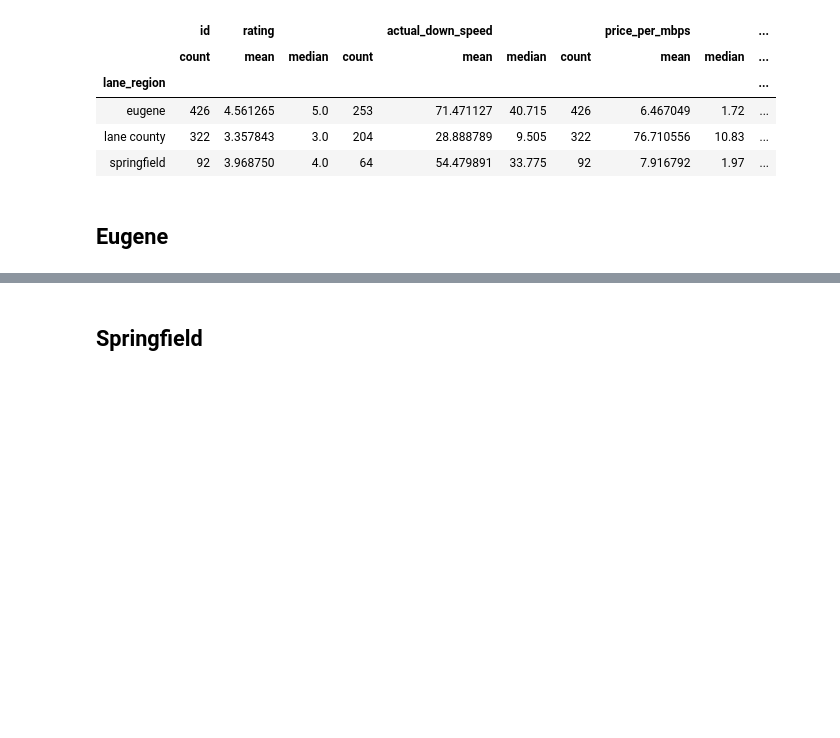
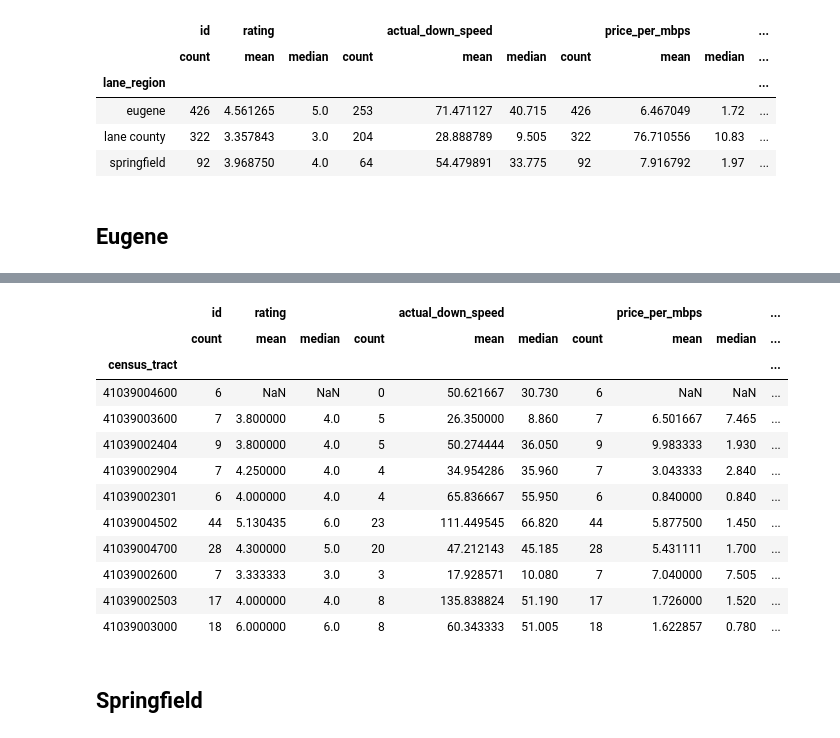
Before and after one commit to Hack4Eugene/SpeedUpAmerica, a Jupyter notebook: notebooks/Basic summary of Eugene Springfield and Lane County.ipynb, the cells around one changed output, grey strips where cells are left out. Saved outputs shown, nothing was run; the diff lists cells and outputs as text; code cells hidden in the pictures; blank space fills up the shorter version.

```diff
--- a/notebooks/Basic summary of Eugene Springfield and Lane County.ipynb
+++ b/notebooks/Basic summary of Eugene Springfield and Lane County.ipynb
@@ -200,3 +151,19 @@ downtown.groupby('provider').agg({
+# %%
+eugene.groupby('census_tract').agg(aggs).sample(10)
+# %% [output]
+|  | id | rating |  |  | actual_down_speed |  |  | price_per_mbps |  | ... |
+|  | count | mean | median | count | mean | median | count | mean | median | ... |
+| census_tract |  |  |  |  |  |  |  |  |  | ... |
+| 41039004600 | 6 | NaN | NaN | 0 | 50.621667 | 30.730 | 6 | NaN | NaN | ... |
+| 41039003600 | 7 | 3.800000 | 4.0 | 5 | 26.350000 | 8.860 | 7 | 6.501667 | 7.465 | ... |
+| 41039002404 | 9 | 3.800000 | 4.0 | 5 | 50.274444 | 36.050 | 9 | 9.983333 | 1.930 | ... |
+| 41039002904 | 7 | 4.250000 | 4.0 | 4 | 34.954286 | 35.960 | 7 | 3.043333 | 2.840 | ... |
+| 41039002301 | 6 | 4.000000 | 4.0 | 4 | 65.836667 | 55.950 | 6 | 0.840000 | 0.840 | ... |
+| 41039004502 | 44 | 5.130435 | 6.0 | 23 | 111.449545 | 66.820 | 44 | 5.877500 | 1.450 | ... |
+| 41039004700 | 28 | 4.300000 | 5.0 | 20 | 47.212143 | 45.185 | 28 | 5.431111 | 1.700 | ... |
+| 41039002600 | 7 | 3.333333 | 3.0 | 3 | 17.928571 | 10.080 | 7 | 7.040000 | 7.505 | ... |
+| 41039002503 | 17 | 4.000000 | 4.0 | 8 | 135.838824 | 51.190 | 17 | 1.726000 | 1.520 | ... |
+| 41039003000 | 18 | 6.000000 | 6.0 | 8 | 60.343333 | 51.005 | 18 | 1.622857 | 0.780 | ... |
 # %% [markdown]
 ## Springfield
 # %%
```
Also changed, not shown: parts of 20 cells of this notebook, 3 other files.
